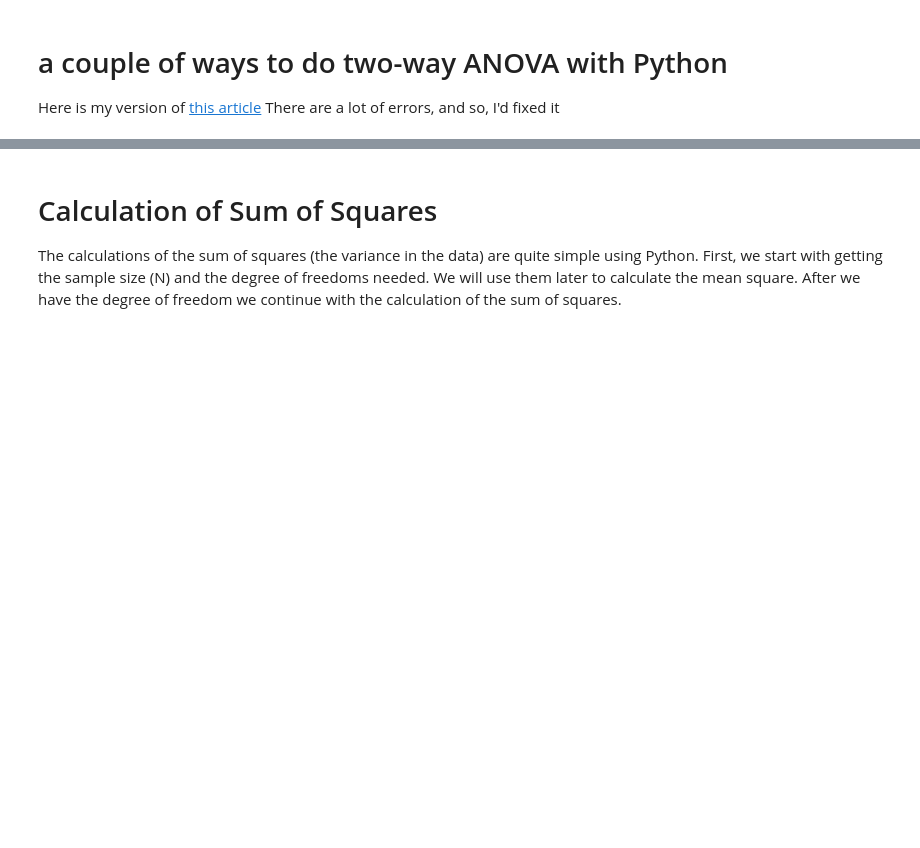
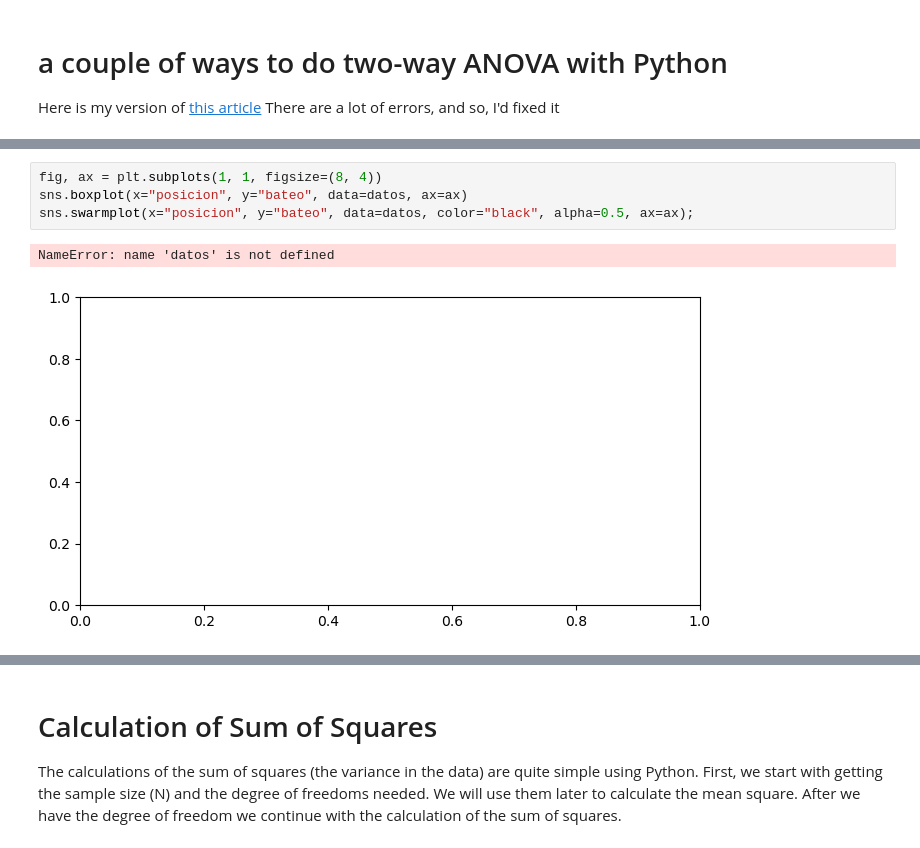
Before and after one commit to diefergil/mlcourse.ai, a Jupyter notebook: jupyter_english/tutorials/two-way-anova-with-python.ipynb, the cells around one changed output, grey strips where cells are left out. Saved outputs shown, nothing was run; the diff lists cells and outputs as text; blank space fills up the shorter version.

```diff
--- a/jupyter_english/tutorials/two-way-anova-with-python.ipynb
+++ b/jupyter_english/tutorials/two-way-anova-with-python.ipynb
@@ -17,3 +153,10 @@ data.sample(10)
+# %%
+fig, ax = plt.subplots(1, 1, figsize=(8, 4))
+sns.boxplot(x="posicion", y="bateo", data=datos, ax=ax)
+sns.swarmplot(x="posicion", y="bateo", data=datos, color="black", alpha=0.5, ax=ax);
+# %% [output]
+NameError: name 'datos' is not defined
+[figure, added]
 # %%
 fig = interaction_plot(data.dose, data.supp, data.len,
              colors=['red','blue'], markers=['D','^'], ms=10)
```
Also changed, not shown: parts of 35 cells of this notebook.
